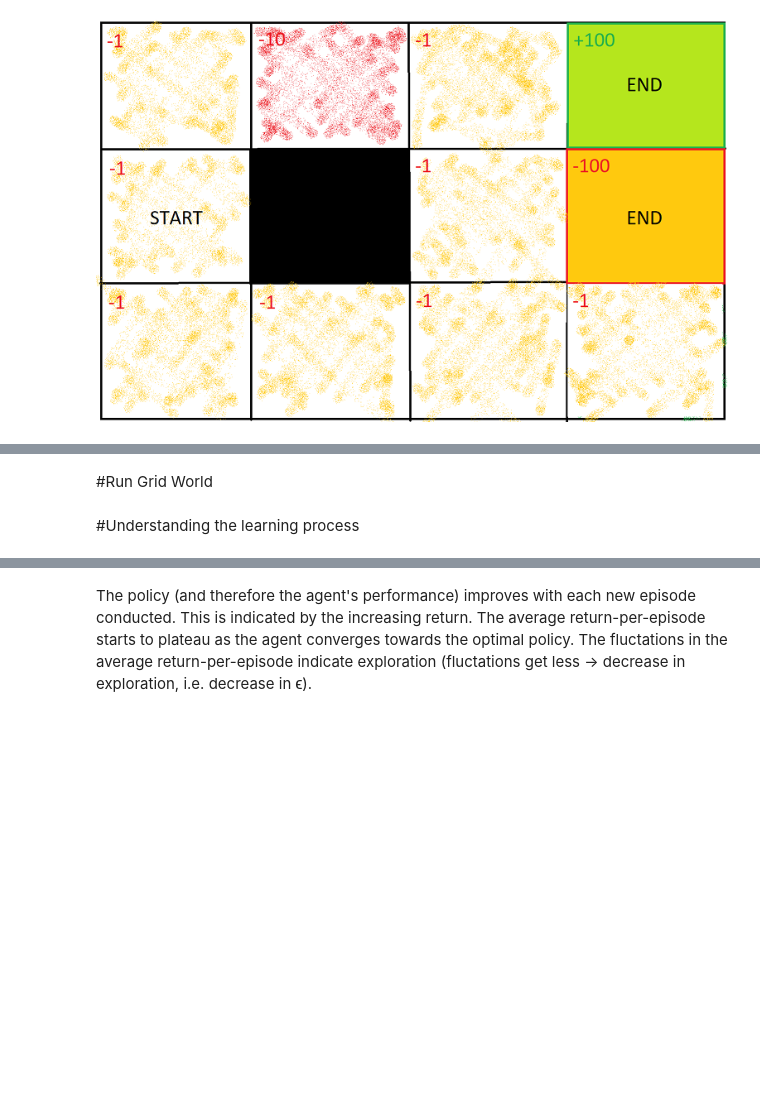
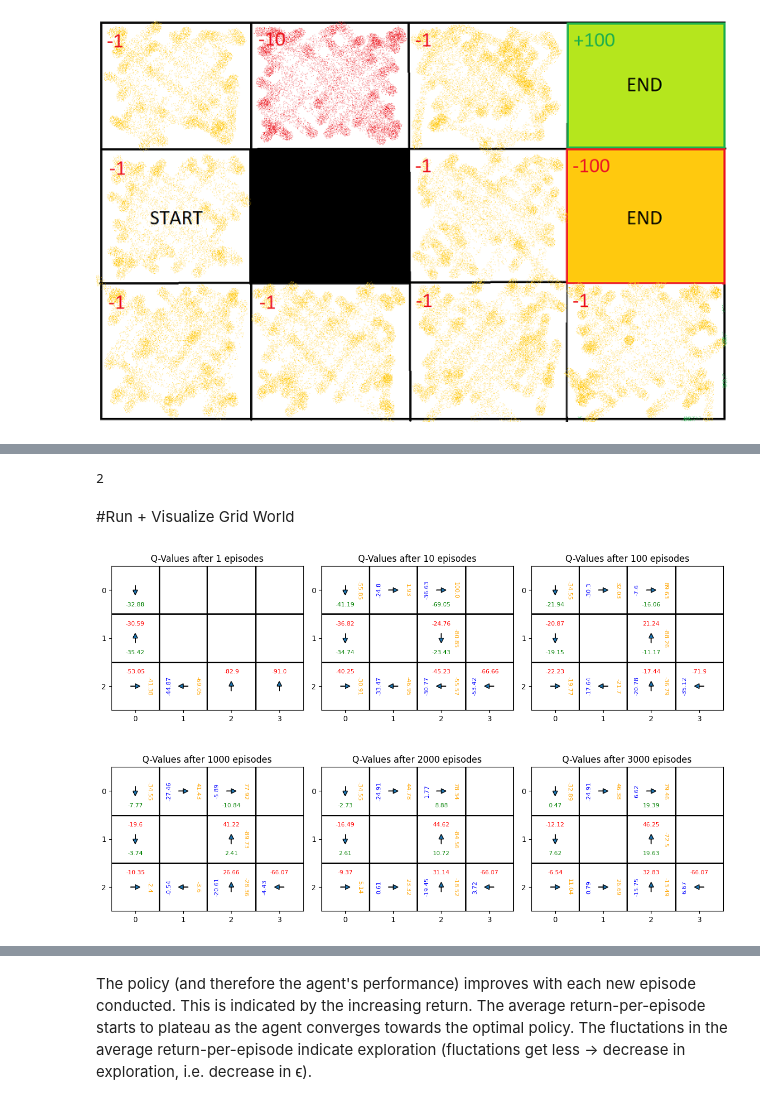
Before and after one commit to ArghaSarker/reinforcement-learning-homework-summer-2023, a Jupyter notebook: homework02/homework02.ipynb, the cells around one changed output, grey strips where cells are left out. Drawn from its saved outputs; the diff is of its cells as text; code cells hidden in the pictures; blank space fills up the shorter version.

```diff
--- a/homework02/homework02.ipynb
+++ b/homework02/homework02.ipynb
@@ -331,0 +345,6 @@ class GridWorld:
+# %%
+x = [-8,None,5,2,None,-0.7]
+idx_max = max(range(len(x)), key=lambda i: x[i] if x[i] is not None else float('-inf'))
+print(idx_max)
+# %% [output]
+2
@@ -332,3 +431,3 @@ class GridWorld:
 # %% [markdown]
-#Run Grid World
+#Run + Visualize Grid World
 # %%
@@ -343,4 +440,7 @@ policy,q_value,avg_rpe,episodes_reward,time_per_episode = world.mc_control_with_
-# %% [markdown]
-#Understanding the learning process
+# %%
+#visualize grid
+returns,episodes_reward,avg_rpe,time_per_episode = visualize(world,episodes,epsilon_decay_rate,discount_factor)
+# %% [output]
+[figure, added]
 # %%
 #visualize average return-per-episode in episodes-sampled
```
Also changed, not shown: parts of 9 cells of this notebook.
